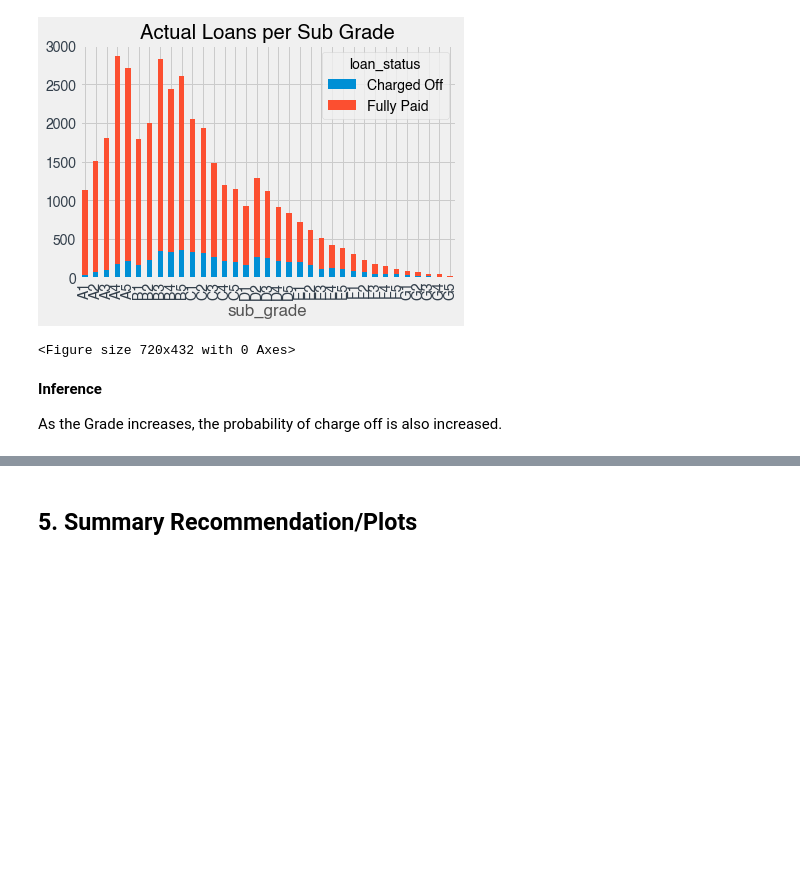
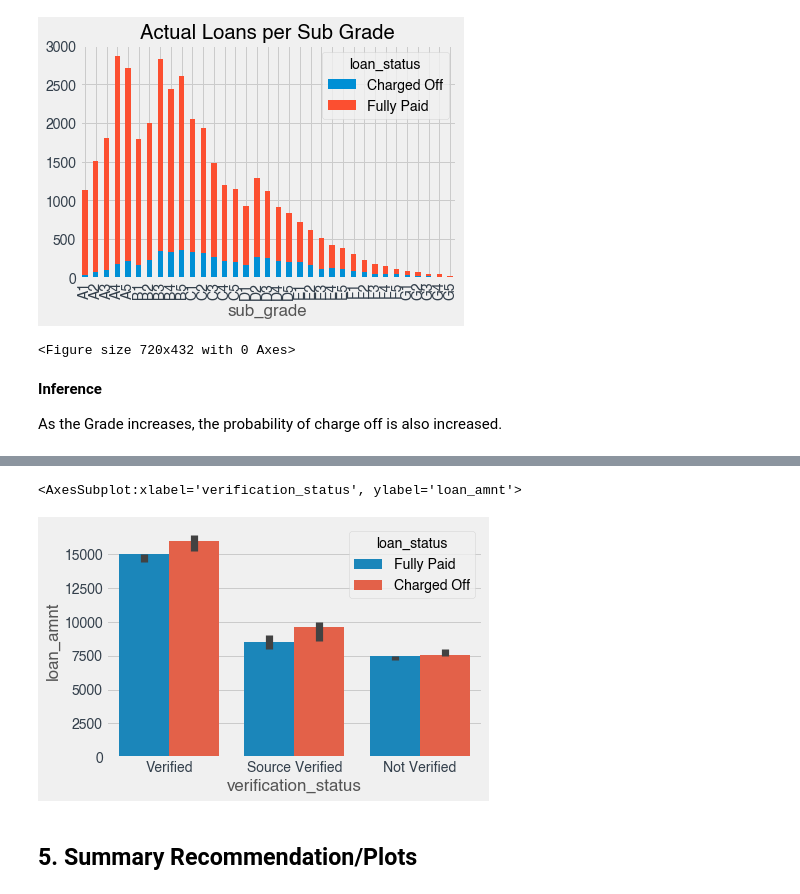
Before and after one commit to rramchan12/Lending-Club-EDA-CaseStudy, a Jupyter notebook: Lending_Club_EDA_Analysis.ipynb, the cells around one changed output, grey strips where cells are left out. Saved outputs shown, nothing was run; the diff lists cells and outputs as text; code cells hidden in the pictures; blank space fills up the shorter version.

```diff
--- a/Lending_Club_EDA_Analysis.ipynb
+++ b/Lending_Club_EDA_Analysis.ipynb
@@ -694,2 +721,9 @@ As the Grade increases, the probability of charge off is also increased.
+# %%
+#Distribution is bit skewed towards the right. But we will look at the median
+
+sns.barplot(data=loan_analysis_df, x='verification_status', hue='loan_status', y='loan_amnt', estimator = np.median)
+# %% [output]
+<AxesSubplot:xlabel='verification_status', ylabel='loan_amnt'>
+[figure, added]
 # %% [markdown]
 ## 5. Summary Recommendation/Plots ##
```
Also changed, not shown: parts of 8 cells of this notebook.
